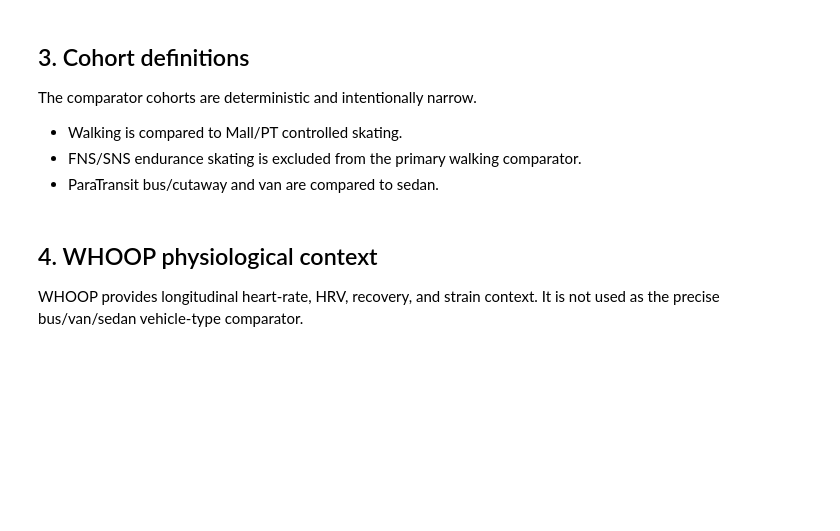
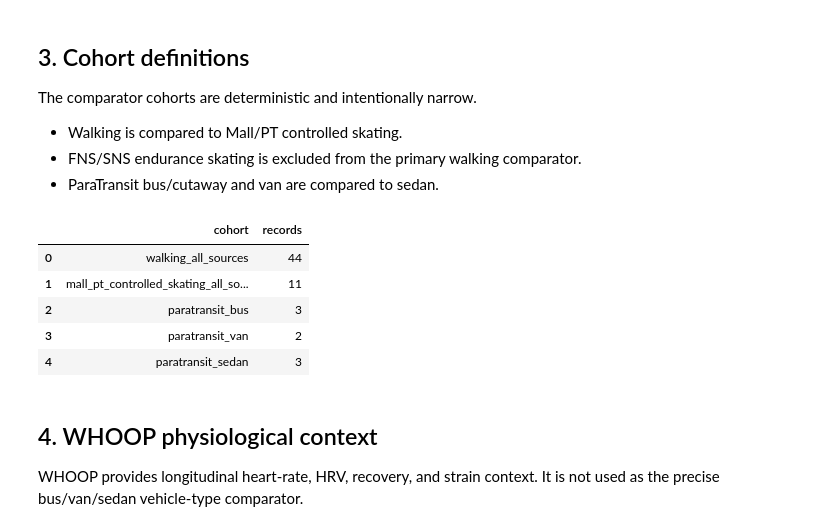
Before and after one commit to handicapskater/datascience, a Jupyter notebook: legal/notebooks/NonTraditional_Mobility_Aid_Biomechanics_ParaTransit_Burden.ipynb, the cells around one changed output. Drawn from its saved outputs; the diff is of its cells as text; code cells hidden in the pictures; blank space fills up the shorter version.

```diff
--- a/legal/notebooks/NonTraditional_Mobility_Aid_Biomechanics_ParaTransit_Burden.ipynb
+++ b/legal/notebooks/NonTraditional_Mobility_Aid_Biomechanics_ParaTransit_Burden.ipynb
@@ -627,6 +674,15 @@ The comparator cohorts are deterministic and intentionally narrow.
 - FNS/SNS endurance skating is excluded from the primary walking comparator.
 - ParaTransit bus/cutaway and van are compared to sedan.
 # %%
+# Ensure df exists when rerunning this cell in Colab.
+if "df" not in globals() or not isinstance(df, pd.DataFrame) or df.empty:
+    if "_ensure_records_available" in globals() and "flatten_record" in globals():
+        records = _ensure_records_available()
+        df = pd.DataFrame([flatten_record(r) for r in records])
+        print(f"Rebuilt df: {df.shape[0]:,} rows x {df.shape[1]:,} columns")
+    else:
+        raise NameError("df is not defined. Run the data loading and flattening cells first.")
+
 import re
 
 def text_blob(row):
@@ -738,33 +794,40 @@ def assign_analysis_group(row):
     if is_paratransit_bus(row):
         return "ParaTransit bus/cutaway"
 
     if is_paratransit_van(row):
         return "ParaTransit van"
 
     if is_paratransit_sedan(row):
         return "ParaTransit sedan"
 
     return None
 
 df["cohort_walking"] = df.apply(is_walking, axis=1)
 df["cohort_mall_pt_skating"] = df.apply(is_mall_pt_controlled_skating, axis=1)
 df["cohort_pt_bus"] = df.apply(is_paratransit_bus, axis=1)
 df["cohort_pt_van"] = df.apply(is_paratransit_van, axis=1)
 df["cohort_pt_sedan"] = df.apply(is_paratransit_sedan, axis=1)
 
 cohort_counts = pd.DataFrame([
     {"cohort": "walking_all_sources", "records": int(df["cohort_walking"].sum())},
     {"cohort": "mall_pt_controlled_skating_all_sources", "records": int(df["cohort_mall_pt_skating"].sum())},
     {"cohort": "paratransit_bus", "records": int(df["cohort_pt_bus"].sum())},
     {"cohort": "paratransit_van", "records": int(df["cohort_pt_van"].sum())},
     {"cohort": "paratransit_sedan", "records": int(df["cohort_pt_sedan"].sum())},
 ])
 cohort_counts.to_csv(TABLE_DIR / "cohort_counts.csv", index=False)
 display(cohort_counts)
 
 missing = cohort_counts.loc[cohort_counts["records"].eq(0), "cohort"].tolist()
 if missing:
     raise ValueError(f"Required comparator cohorts missing: {missing}")
+# %% [output]
+|  | cohort | records |
+| 0 | walking_all_sources | 44 |
+| 1 | mall_pt_controlled_skating_all_so... | 11 |
+| 2 | paratransit_bus | 3 |
+| 3 | paratransit_van | 2 |
+| 4 | paratransit_sedan | 3 |
 # %% [markdown]
 ## 4. WHOOP physiological context
 
```
Also changed, not shown: parts of 18 cells of this notebook, 13 other files.
